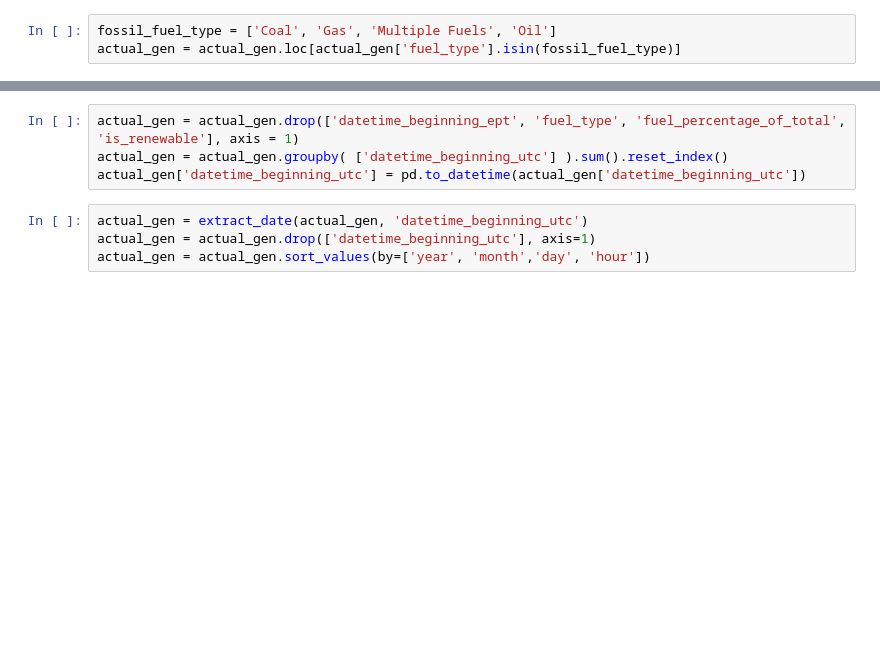
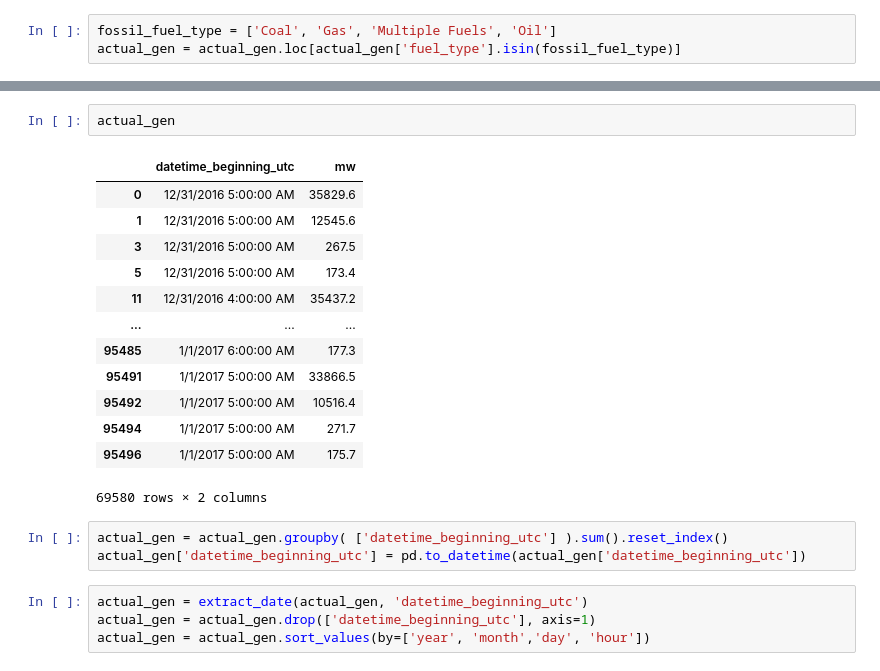
Before and after one commit to amy-wang/thesis2, a Jupyter notebook: data/Fossil Generation Forecasts.ipynb, the cells around one changed output, grey strips where cells are left out. Drawn from its saved outputs; the diff is of its cells as text; blank space fills up the shorter version.

```diff
--- a/data/Fossil Generation Forecasts.ipynb
+++ b/data/Fossil Generation Forecasts.ipynb
@@ -120,5 +138,20 @@ actual_gen = actual_gen.loc[actual_gen['fuel_type'].isin(fossil_fuel_type)]
+# %%
+actual_gen
+# %% [output]
+|  | datetime_beginning_utc | mw |
+| 0 | 12/31/2016 5:00:00 AM | 35829.6 |
+| 1 | 12/31/2016 5:00:00 AM | 12545.6 |
+| 3 | 12/31/2016 5:00:00 AM | 267.5 |
+| 5 | 12/31/2016 5:00:00 AM | 173.4 |
+| 11 | 12/31/2016 4:00:00 AM | 35437.2 |
+| ... | ... | ... |
+| 95485 | 1/1/2017 6:00:00 AM | 177.3 |
+| 95491 | 1/1/2017 5:00:00 AM | 33866.5 |
+| 95492 | 1/1/2017 5:00:00 AM | 10516.4 |
+| 95494 | 1/1/2017 5:00:00 AM | 271.7 |
+| 95496 | 1/1/2017 5:00:00 AM | 175.7 |
+69580 rows × 2 columns
 # %%
-actual_gen = actual_gen.drop(['datetime_beginning_ept', 'fuel_type', 'fuel_percentage_of_total', 'is_renewable'], axis = 1)
 actual_gen = actual_gen.groupby( ['datetime_beginning_utc'] ).sum().reset_index()
 actual_gen['datetime_beginning_utc'] = pd.to_datetime(actual_gen['datetime_beginning_utc'])
 # %%
```
Also changed, not shown: parts of 10 cells of this notebook, 41 other files.
